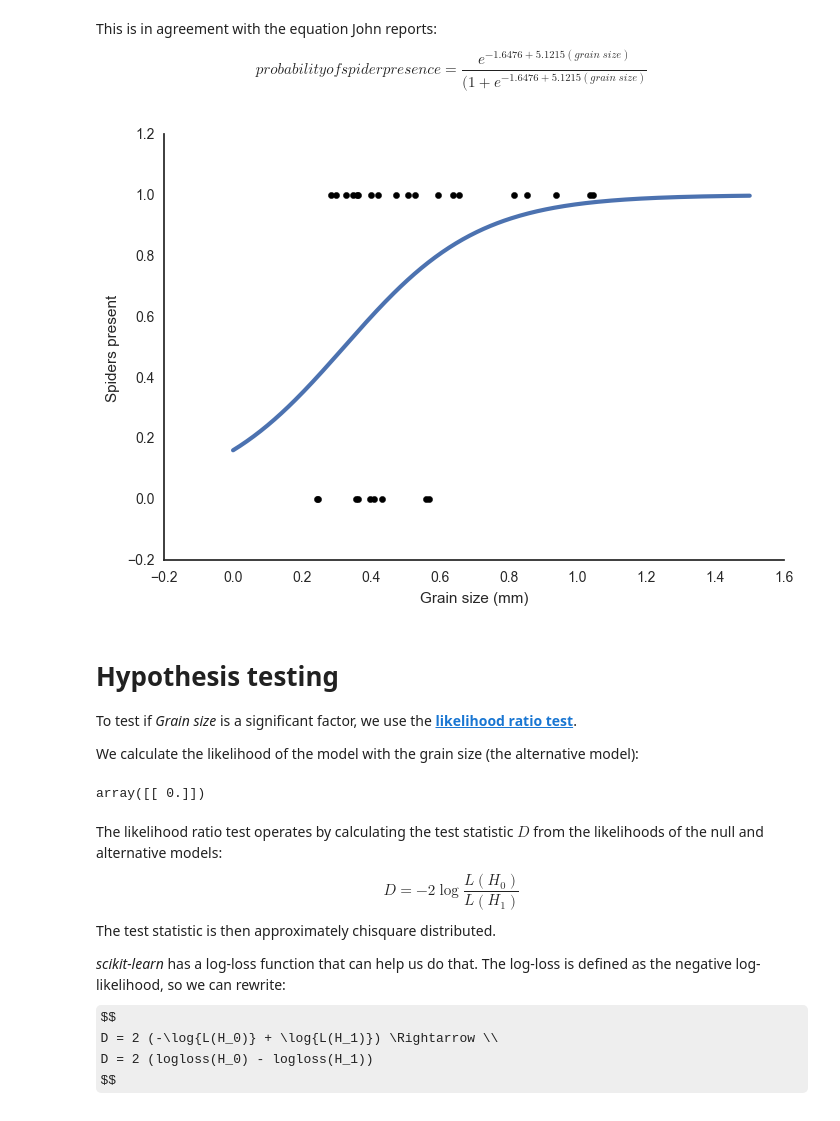
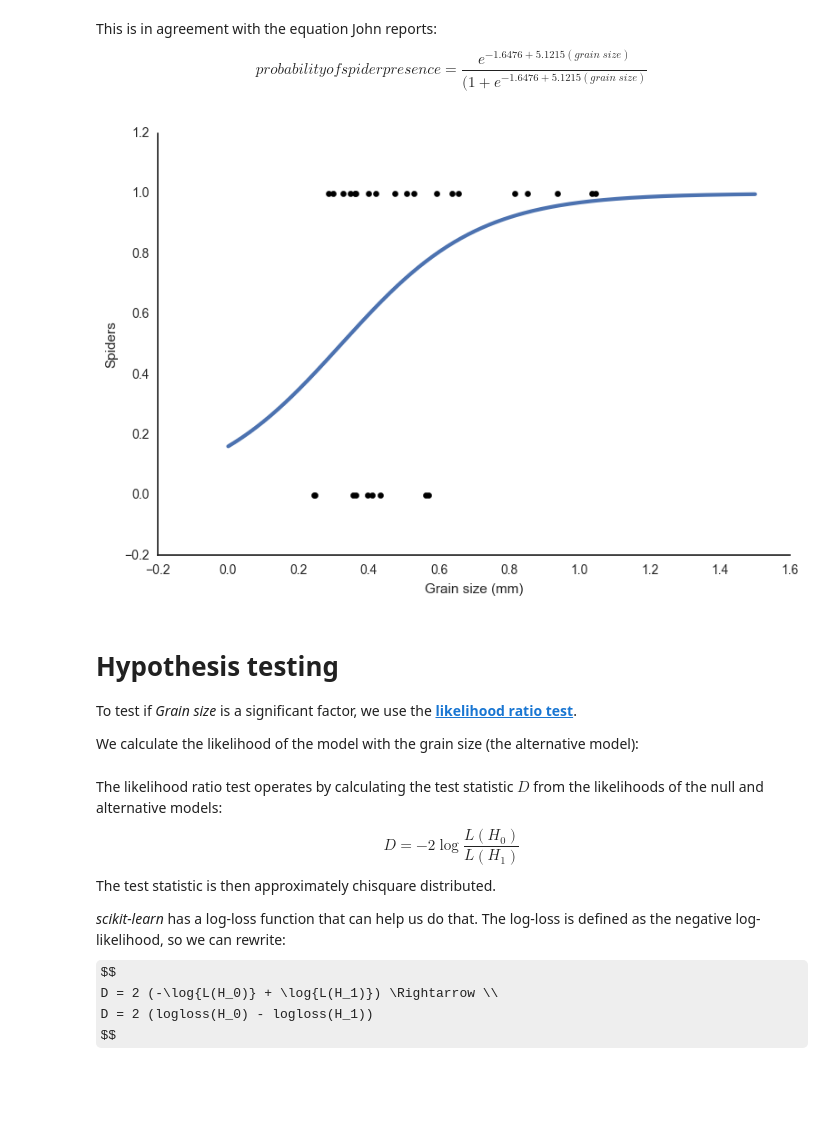
Before and after one commit to yoavram/ipython-notebooks, a Jupyter notebook: Simple logistic regression.ipynb, the cells around one changed output. Cells and saved outputs as stored; diff of their text form; code cells hidden in the pictures; some formulas as TeX source; blank space fills up the shorter version.

```diff
--- a/Simple logistic regression.ipynb
+++ b/Simple logistic regression.ipynb
@@ -82,18 +82,31 @@ This is in agreement with the equation John reports:
 $$
 probability of spider presence = \frac{e^{-1.6476+5.1215(grain \; size)}}{(1+e^{-1.6476+5.1215(grain \; size)}}
 $$
-# %%
-plt.scatter(df['Grain size (mm)'], df['Spiders'], color='black', zorder=20)
-X_test = np.linspace(0, 1.5, 300)
-
-loss = scipy.special.expit(X_test * clf.coef_ + clf.intercept_).ravel()
-plt.plot(X_test, loss, linewidth=3)
-
-plt.xlabel('Grain size (mm)')
-plt.ylabel('Spiders present')
-sns.despine()
-# %% [output]
-[figure, removed]
+# %%
+def plot_log_reg(x, y, data, clf, xmin=None, xmax=None, alpha=1, ax=None):
+    if ax is None:
+        fig, ax = plt.subplots()
+    else:
+        fig = ax.figure
+    ax.scatter(data[x], data[y], color='black', zorder=20, alpha=alpha)
+    if xmin is None:
+        xmin = x.min()
+    if xmax is None:
+        xmax = x.max()
+    X_test = np.linspace(xmin, xmax, 300)
+
+    loss = scipy.special.expit(X_test * clf.coef_ + clf.intercept_).ravel()
+    ax.plot(X_test, loss, linewidth=3)
+
+    ax.set_xlabel(x)
+    ax.set_ylabel(y)
+    fig.tight_layout()
+    sns.despine()
+    return fig, ax
+# %%
+plot_log_reg(x='Grain size (mm)', y='Spiders', data=df, clf=clf, xmin=0, xmax=1.5);
+# %% [output]
+[figure, added]
 # %% [markdown]
 # Hypothesis testing
 
@@ -101,11 +114,12 @@ To test if *Grain size* is a significant factor, we use the [**likelihood ratio
 
 We calculate the likelihood of the model with the grain size (the alternative model):
 # %%
-clf0 = sklearn.linear_model.LogisticRegression(C=1e12, random_state=0)
-clf0.fit(np.zeros_like(df['Spiders']).reshape(-1, 1), df['Spiders'])
-clf0.coef_
+def log_reg_null_model(y):
+    clf = sklearn.linear_model.LogisticRegression(C=1e12)
+    clf.fit(np.zeros_like(y).reshape(-1, 1), y)
+    return clf
+
+clf0 = log_reg_null_model(df['Spiders'])
-# %% [output]
-array([[ 0.]])
 # %% [markdown]
 The likelihood ratio test operates by calculating the test statistic $D$ from the likelihoods of the null and alternative models:
 $$
```
Also changed, not shown: parts of 9 cells of this notebook.
